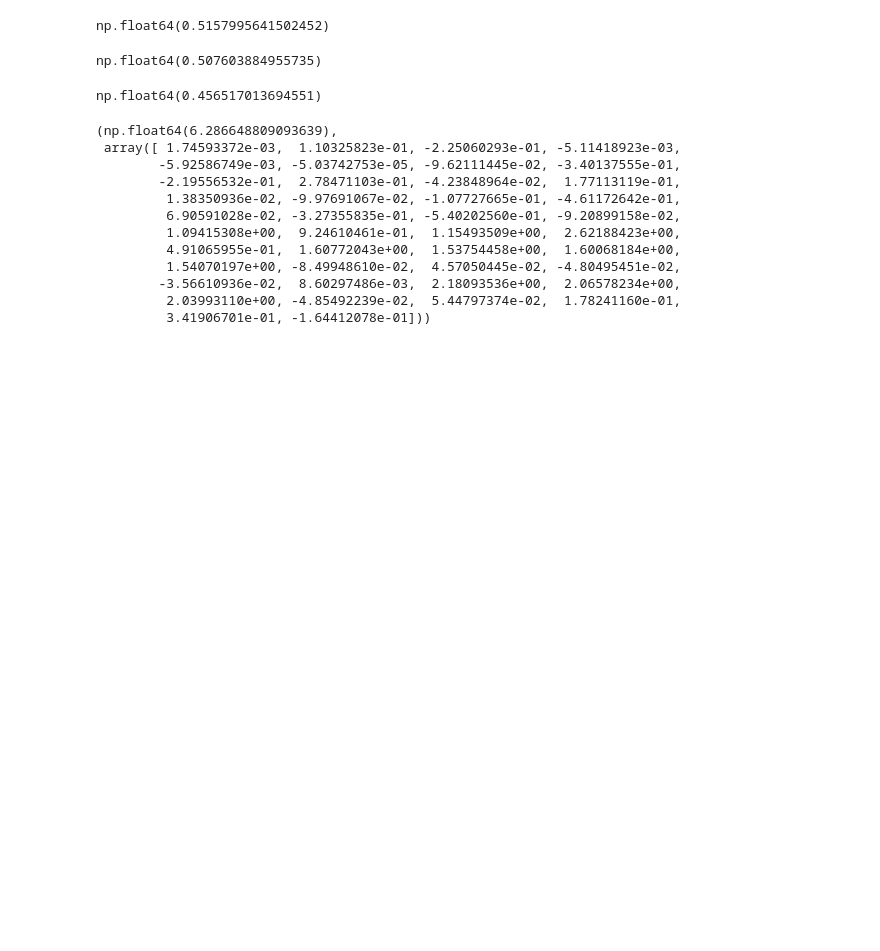
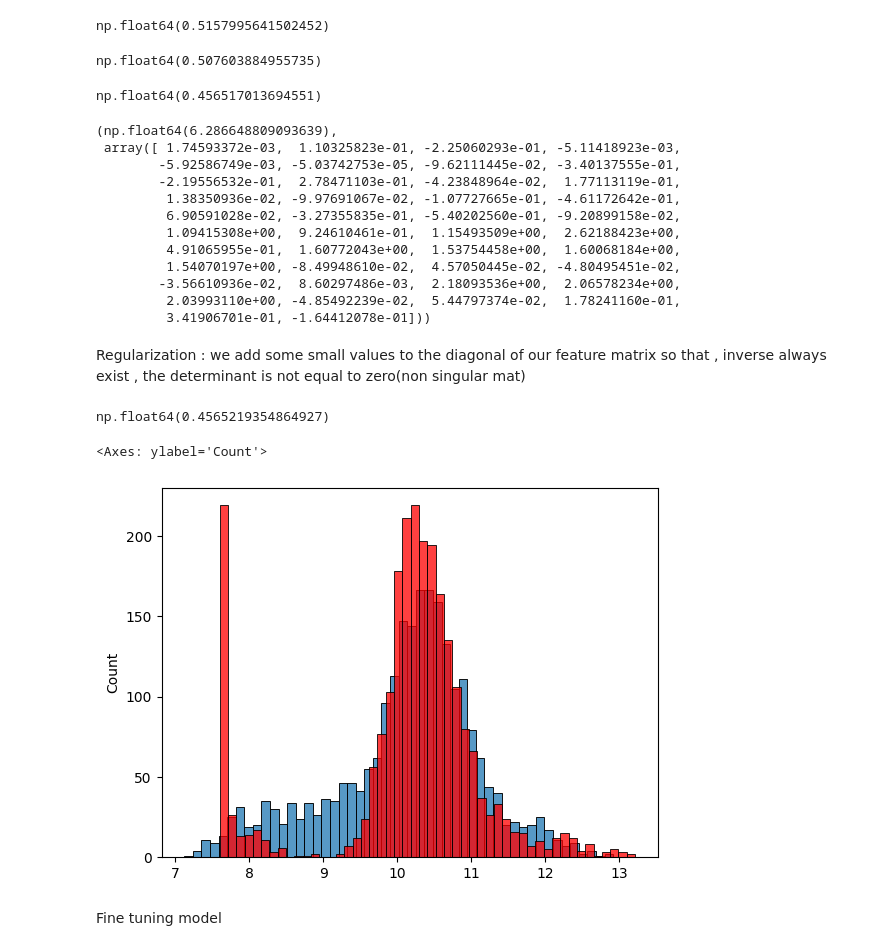
Before and after one commit to iAdityaRaj/machinelearning-zoomcamp, a Jupyter notebook: car-price-prediction/car_price_intro.ipynb, the cells around one changed output. Cells and saved outputs as stored; diff of their text form; code cells hidden in the pictures; blank space fills up the shorter version.

Commit message:
model completed

```diff
--- a/car-price-prediction/car_price_intro.ipynb
+++ b/car-price-prediction/car_price_intro.ipynb
@@ -738,3 +738,35 @@ w0,w
         -3.56610936e-02,  8.60297486e-03,  2.18093536e+00,  2.06578234e+00,
          2.03993110e+00, -4.85492239e-02,  5.44797374e-02,  1.78241160e-01,
          3.41906701e-01, -1.64412078e-01]))
+# %% [markdown]
+Regularization : we add some small values to the diagonal of our feature matrix so that , inverse always exist , the determinant is not equal to zero(non singular mat)
+# %%
+def train_linear_regression_reg(X, y, r=0.001):
+    ones = np.ones(X.shape[0])
+    X = np.column_stack([ones, X])
+
+    XTX = X.T.dot(X)
+    XTX = XTX + r * np.eye(XTX.shape[0])
+
+    XTX_inv = np.linalg.inv(XTX)
+    w_full = XTX_inv.dot(X.T).dot(y)
+
+    return w_full[0], w_full[1:]
+# %%
+X_train = prepare_X(df_train)
+w0, w = train_linear_regression_reg(X_train, y_train, r=0.01)
+
+X_val = prepare_X(df_val)
+y_pred = w0 + X_val.dot(w)
+
+rmse(y_val, y_pred)
+# %% [output]
+np.float64(0.4565219354864927)
+# %%
+sns.histplot(y_pred, bins=50)
+sns.histplot(y_val, bins=50, color='red')
+# %% [output]
+<Axes: ylabel='Count'>
+[figure, added]
+# %% [markdown]
+Fine tuning model
```
Also changed, not shown: parts of 21 cells of this notebook.
